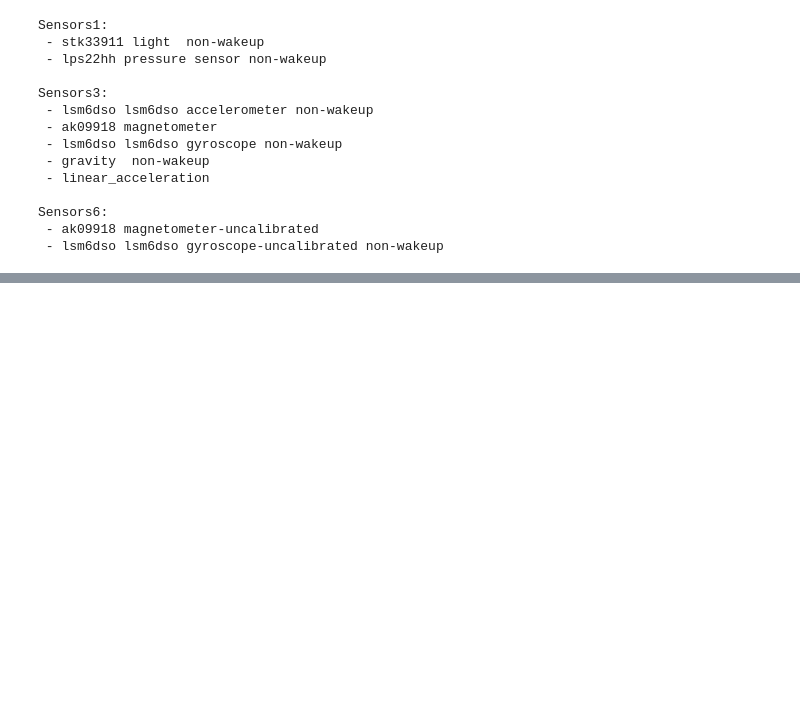
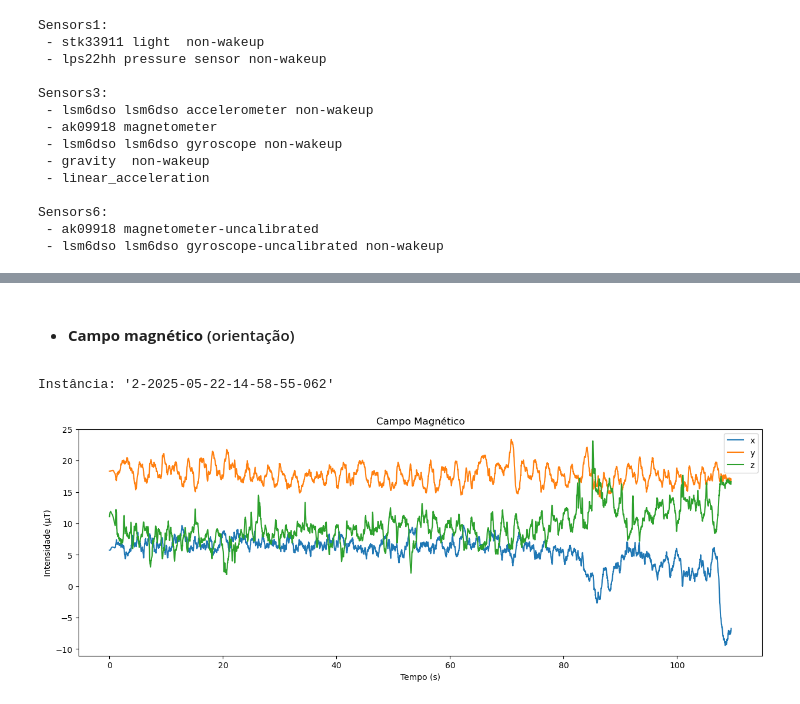
Before and after one commit to RafaBSales/MAC0209-EP2, a Jupyter notebook: ep2.ipynb, the cells around one changed output, grey strips where cells are left out. Saved outputs shown, nothing was run; the diff lists cells and outputs as text; code cells hidden in the pictures; blank space fills up the shorter version.

```diff
--- a/ep2.ipynb
+++ b/ep2.ipynb
@@ -118,0 +120,11 @@ sample_accel_data
+# %% [markdown]
+- #### **Campo magnético** (orientação)
+# %%
+mu_reta_sample = mu_reta_ds.instance
+print(f"Instância: '{mu_reta_sample.name}'")
+mu_reta_sample_magnet = mu_reta_sample.sensors3['ak09918 magnetometer']
+
+plotxyz(mu_reta_sample_magnet, dimensions='xyz', title="Campo Magnético", ylabel="Intensidade (μT)")
+# %% [output]
+Instância: '2-2025-05-22-14-58-55-062'
+[figure, added]
```
Also changed, not shown: parts of 30 cells of this notebook.
